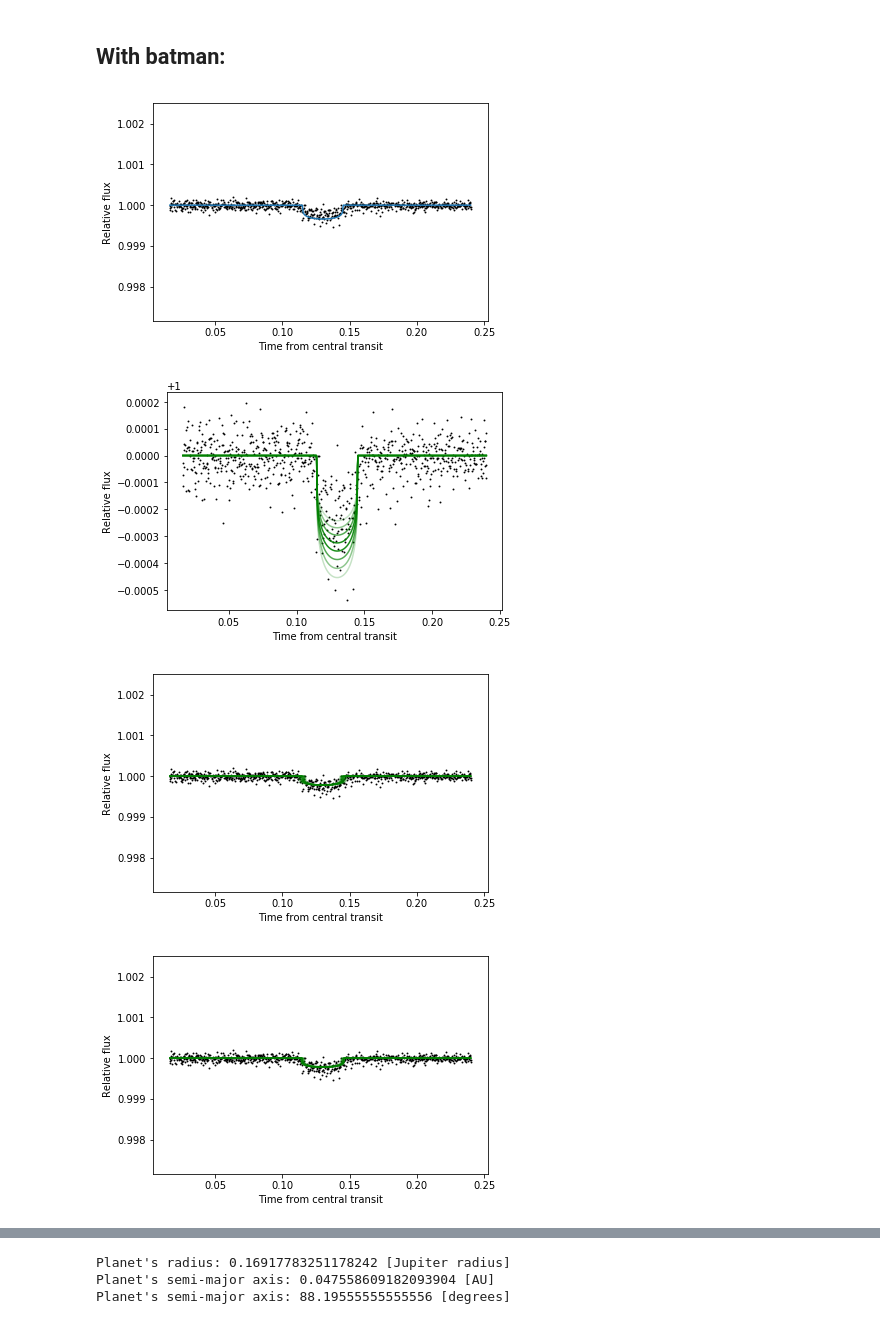
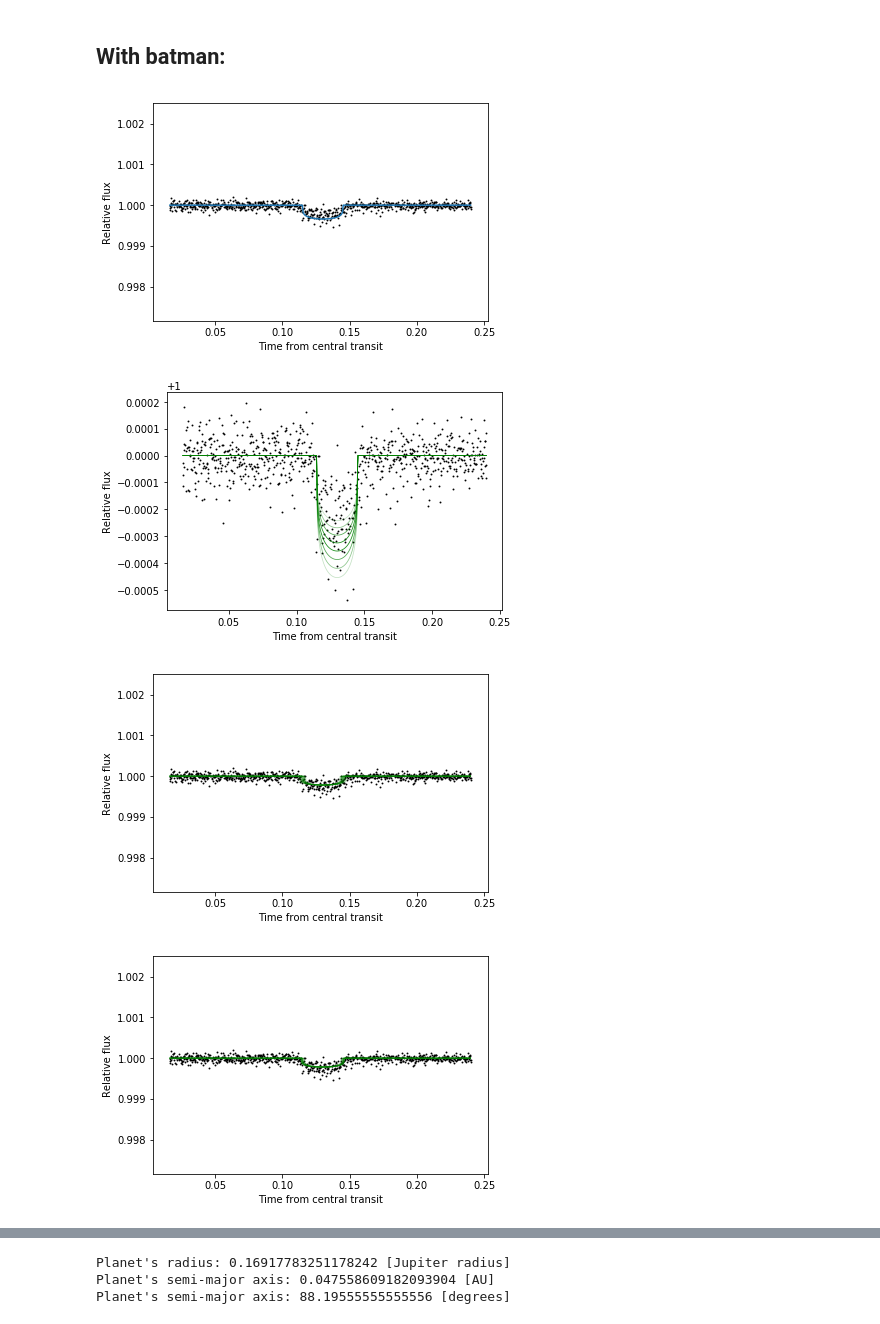
Before and after one commit to PierricJoulot/Astronomy, a Jupyter notebook: Lightcurves/EPIC247418783/EPIC 247418783.ipynb, the cells around one changed output, grey strips where cells are left out. Cells and saved outputs as stored; diff of their text form; code cells hidden in the pictures.

```diff
--- a/Lightcurves/EPIC247418783/EPIC 247418783.ipynb
+++ b/Lightcurves/EPIC247418783/EPIC 247418783.ipynb
@@ -140,7 +140,7 @@ possible_radii = []
 for r in radii:
         params.rp = r                           #updates planet radius
         new_flux = m.light_curve(params)
-        plt.plot(t, new_flux, alpha = 1 - abs(r - ((rp_max+rp_min)/2))/((rp_max-rp_min)/2), color='green')
+        plt.plot(t, new_flux, alpha = 1 - abs(r - ((rp_max+rp_min)/2))/((rp_max-rp_min)/2), color='green', linewidth=0.8)
         diff = 0
         count = 0
         for f in new_flux:
@@ -170,7 +170,7 @@ possible_axis = []
 for a in axis:
         params.a = a                           #updates planet semi-major axis
         new_flux = m.light_curve(params)
-        plt.plot(t, new_flux, alpha = 1 - abs(a - ((a_max+a_min)/2))/((a_max-a_min)/2), color='green')
+        plt.plot(t, new_flux, alpha = 1 - abs(a - ((a_max+a_min)/2))/((a_max-a_min)/2), color='green', linewidth=0.8)
         diff = 0
         count = 0
         for f in new_flux:
@@ -198,37 +198,37 @@ possible_inc = []
 for i in incl:
         params.inc = i                           #updates planet semi-major axis
         new_flux = m.light_curve(params)
-        plt.plot(t, new_flux, alpha = 1 - abs(i - ((i_max+i_min)/2))/((i_max-i_min)/2), color='green')
+        plt.plot(t, new_flux, alpha = 1 - abs(i - ((i_max+i_min)/2))/((i_max-i_min)/2), color='green', linewidth=0.8)
         diff = 0
         count = 0
         for f in new_flux:
             diff += abs(lc_transit.flux[count]-f)
             count += 1
         possible_inc.append([i,diff])
 
 plt.show()
 pos_min = 0
 for i in range(0,len(possible_inc)-1):
     if (possible_inc[i][1]<possible_inc[i+1][1] and possible_inc[i][1]<possible_inc[pos_min][1]):
         pos_min = i
 
 params.i = possible_inc[pos_min][0]
 
 m = batman.TransitModel(params, t)    #initializes model
 flux = m.light_curve(params)  #calculates light curve
 
 plt.scatter(lc_transit.time, lc_transit.flux, s=.8, c='k')
 plt.plot(t, flux)
 plt.xlabel("Time from central transit")
 plt.ylabel("Relative flux")
 plt.show()
 
 print("Planet's radius: " + str(possible_radii[pos_min][0]/0.102719) + " [Jupiter radius]")
 print("Planet's semi-major axis: " + str(possible_axis[pos_min][0]/214.93946938362) + " [AU]")
 print("Planet's semi-major axis: " + str(possible_inc[pos_min][0]) + " [degrees]")
 # %% [output]
 [figure]
-[figure, old version]
+[figure, new version]
 [figure]
 [figure]
 [figure]
```
Also changed, not shown: 1 other file.
